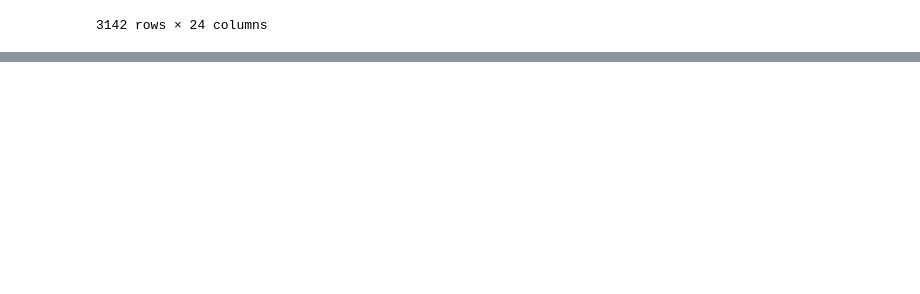
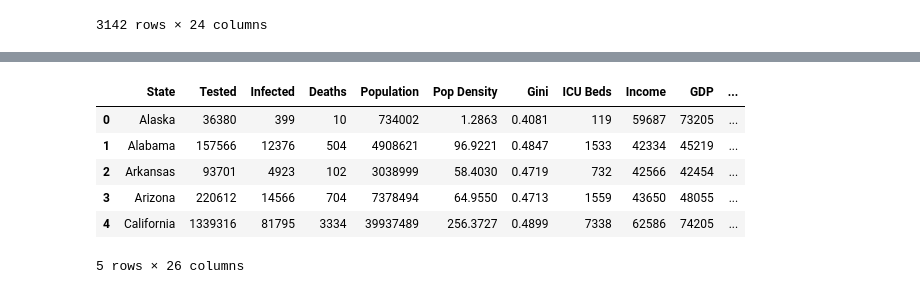
Before and after one commit to RHartley09/Project_1, a Jupyter notebook: JPB-conversion-import-TEST.ipynb, the cells around one changed output, grey strips where cells are left out. Saved outputs shown, nothing was run; the diff lists cells and outputs as text; code cells hidden in the pictures; blank space fills up the shorter version.

Commit message:
added clean state data

```diff
--- a/JPB-conversion-import-TEST.ipynb
+++ b/JPB-conversion-import-TEST.ipynb
@@ -295,0 +294,12 @@ PermissionError: [Errno 13] Permission denied: 'clean_data/county_data_merged.cs
+# %%
+csv_path = "raw_covid_data/DS-C-19-STATES.csv"
+cov_state_df= pd.read_csv(csv_path, encoding="utf-8")
+cov_state_df.head()
+# %% [output]
+|  | State | Tested | Infected | Deaths | Population | Pop Density | Gini | ICU Beds | Income | GDP | ... |
+| 0 | Alaska | 36380 | 399 | 10 | 734002 | 1.2863 | 0.4081 | 119 | 59687 | 73205 | ... |
+| 1 | Alabama | 157566 | 12376 | 504 | 4908621 | 96.9221 | 0.4847 | 1533 | 42334 | 45219 | ... |
+| 2 | Arkansas | 93701 | 4923 | 102 | 3038999 | 58.4030 | 0.4719 | 732 | 42566 | 42454 | ... |
+| 3 | Arizona | 220612 | 14566 | 704 | 7378494 | 64.9550 | 0.4713 | 1559 | 43650 | 48055 | ... |
+| 4 | California | 1339316 | 81795 | 3334 | 39937489 | 256.3727 | 0.4899 | 7338 | 62586 | 74205 | ... |
+5 rows × 26 columns
```
Also changed, not shown: parts of 4 cells of this notebook, 1 other file.
